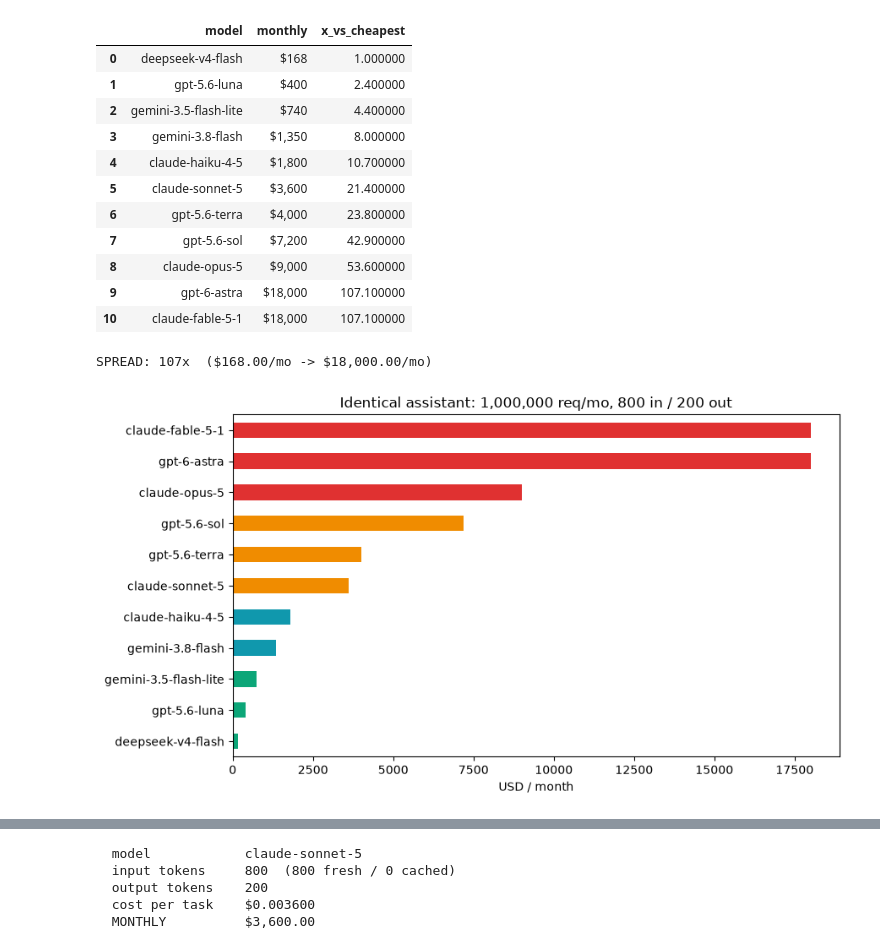
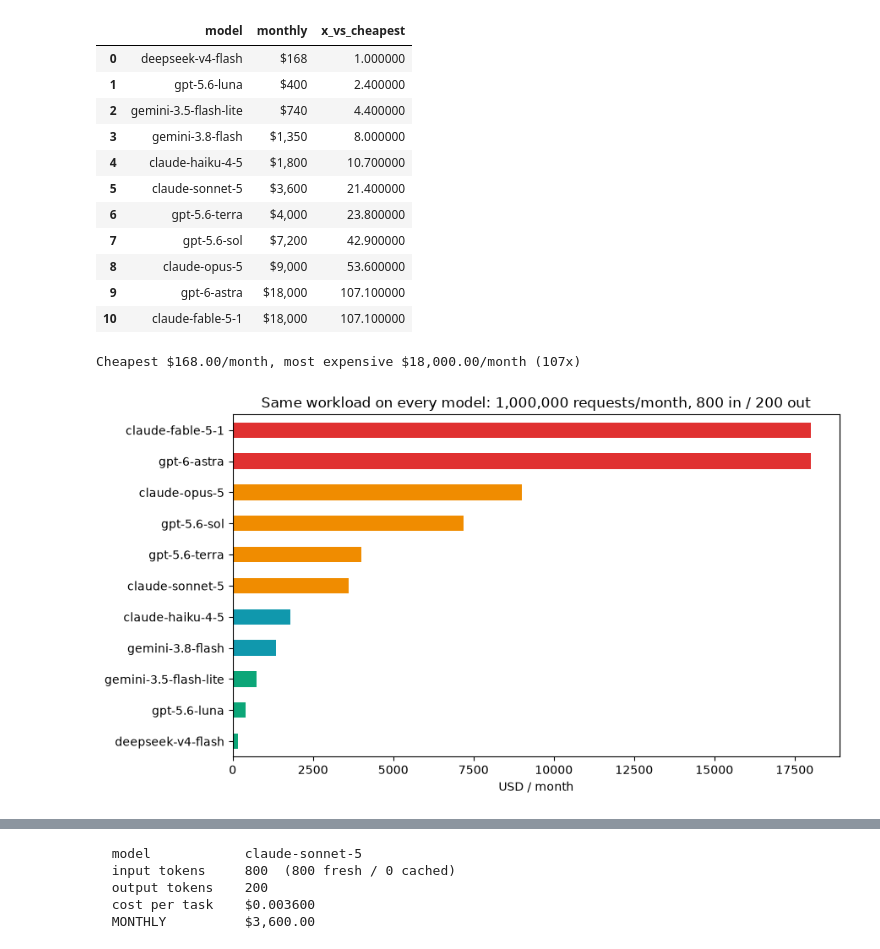
Before and after one commit to tatwan/ai_cost_management_course, a Jupyter notebook: notebooks/01_token_economics.ipynb, the cells around one changed output, grey strips where cells are left out. Drawn from its saved outputs; the diff is of its cells as text; code cells hidden in the pictures.

```diff
--- a/notebooks/01_token_economics.ipynb
+++ b/notebooks/01_token_economics.ipynb
@@ -143,33 +133,36 @@ Prices are illustrative, last checked **5 September 2026**. They move. If someon
 # %%
 REQUESTS, T_IN, T_OUT = 1_000_000, 800, 200
 
 rows = [dict(model=m, monthly=cost(m, T_IN * REQUESTS, T_OUT * REQUESTS)) for m in PRICES]
-df = pd.DataFrame(rows).sort_values("monthly")
+df = pd.DataFrame(rows).sort_values("monthly").reset_index(drop=True)
 df["x_vs_cheapest"] = (df.monthly / df.monthly.min()).round(1)
 show(df.style.format({"monthly": "${:,.0f}"}))
 
-print(f"\nSPREAD: {df.x_vs_cheapest.max():.0f}x  "
-      f"({usd(df.monthly.min())}/mo -> {usd(df.monthly.max())}/mo)")
+print(f"\nCheapest {usd(df.monthly.min())}/month, most expensive {usd(df.monthly.max())}/month "
+      f"({df.x_vs_cheapest.max():.0f}x)")
 
+# colour the bars by price band so the tiers are easy to see
+band = pd.cut(df.x_vs_cheapest, [0, 5, 20, 60, float("inf")], labels=False)
+palette = ["#0CA678", "#1098AD", "#F08C00", "#E03131"]
 ax = df.plot.barh(x="model", y="monthly", legend=False, figsize=(9, 5),
-                  color=["#0CA678"] * 3 + ["#1098AD"] * 2 + ["#F08C00"] * 3 + ["#E03131"] * 3)
+                  color=[palette[b] for b in band])
 ax.set_xlabel("USD / month")
 ax.set_ylabel("")
-ax.set_title(f"Identical assistant: {REQUESTS:,} req/mo, {T_IN} in / {T_OUT} out")
+ax.set_title(f"Same workload on every model: {REQUESTS:,} requests/month, {T_IN} in / {T_OUT} out")
 plt.tight_layout()
 plt.show()
 # %% [output]
 |  | model | monthly | x_vs_cheapest |
 | 0 | deepseek-v4-flash | $168 | 1.000000 |
 | 1 | gpt-5.6-luna | $400 | 2.400000 |
 | 2 | gemini-3.5-flash-lite | $740 | 4.400000 |
 | 3 | gemini-3.8-flash | $1,350 | 8.000000 |
 | 4 | claude-haiku-4-5 | $1,800 | 10.700000 |
 | 5 | claude-sonnet-5 | $3,600 | 21.400000 |
 | 6 | gpt-5.6-terra | $4,000 | 23.800000 |
 | 7 | gpt-5.6-sol | $7,200 | 42.900000 |
 | 8 | claude-opus-5 | $9,000 | 53.600000 |
 | 9 | gpt-6-astra | $18,000 | 107.100000 |
 | 10 | claude-fable-5-1 | $18,000 | 107.100000 |
-SPREAD: 107x  ($168.00/mo -> $18,000.00/mo)
+Cheapest $168.00/month, most expensive $18,000.00/month (107x)
-[figure, old version]
+[figure, new version]
```
Also changed, not shown: parts of 42 cells of this notebook, 1 other file.
